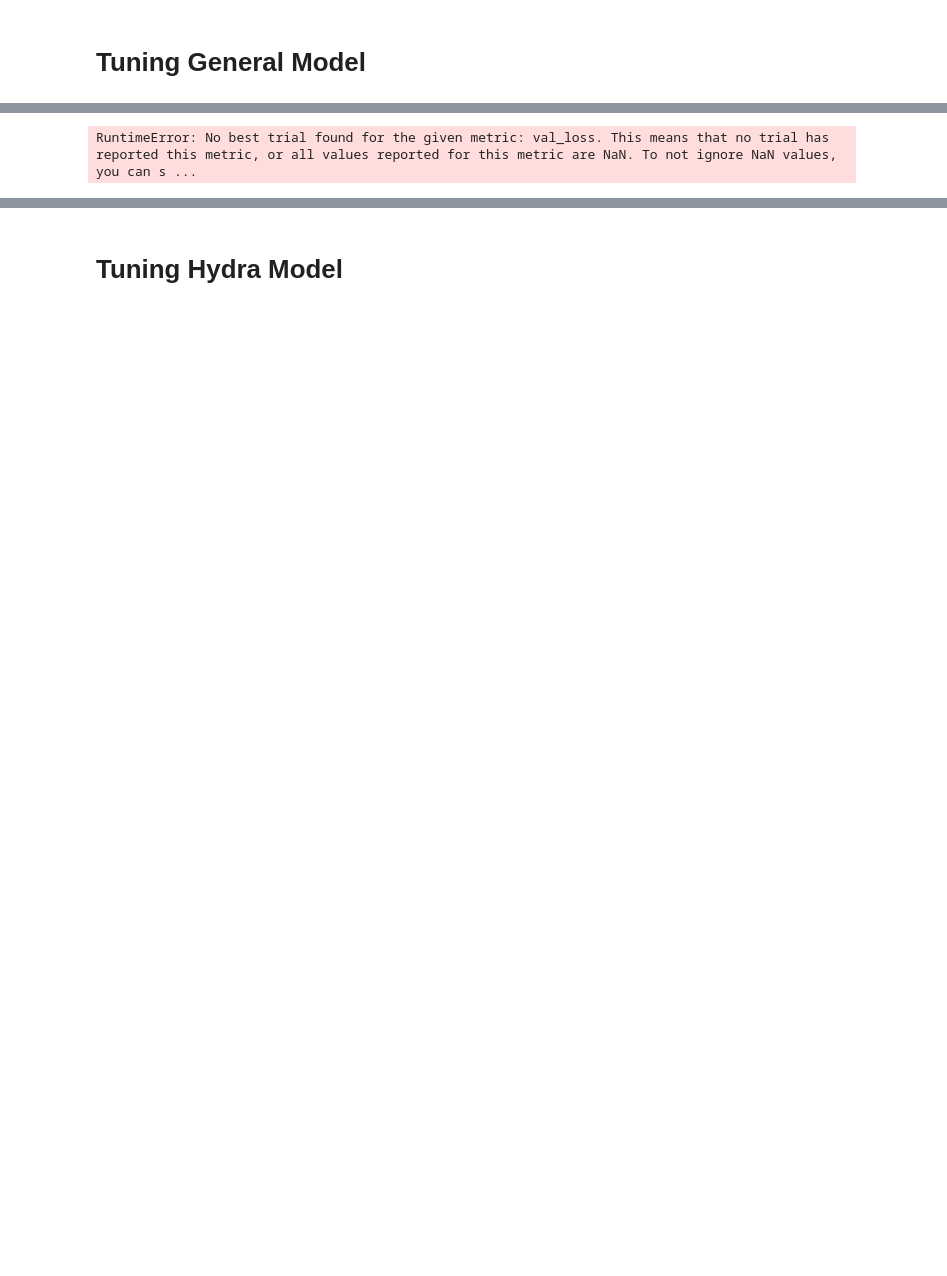
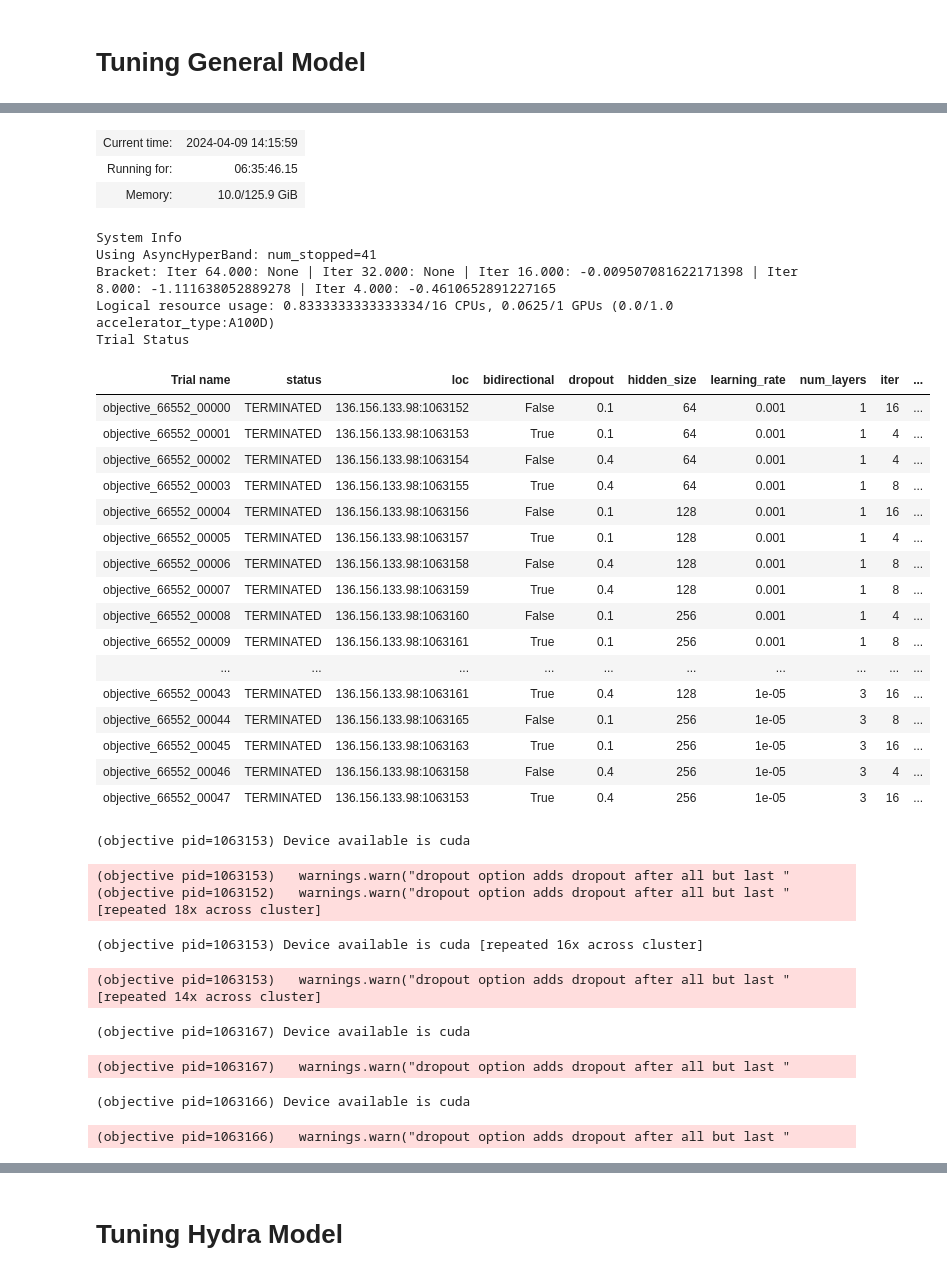
Before and after one commit to KarRups/Hydra_Code, a Jupyter notebook: Tuning/LSTM_Quick_Tuning_Run.ipynb, the cells around one changed output, grey strips where cells are left out. Saved outputs shown, nothing was run; the diff lists cells and outputs as text; code cells hidden in the pictures; blank space fills up the shorter version.

```diff
--- a/Tuning/LSTM_Quick_Tuning_Run.ipynb
+++ b/Tuning/LSTM_Quick_Tuning_Run.ipynb
@@ -356,20 +328,15 @@ asha_scheduler = ASHAScheduler(
     metric='val_loss',
     mode='min',
     max_t=100,
-    grace_period=10,
-    reduction_factor=3,
+    grace_period=3,
+    reduction_factor=2,
     brackets=1,
 )
 
 
-optuna_search = OptunaSearch(
-    define_optuna_search_space,
-    metric="val_loss",
-    mode="min")
-
 plateau_stopper = TrialPlateauStopper(
     metric="val_loss",
-    num_results = 4,
-    grace_period=10,
+    num_results = 3,
+    grace_period=4,
     mode="min",
 )
@@ -466,7 +461,7 @@ from ray.tune.schedulers import ASHAScheduler
 from ray.tune.stopper import TrialPlateauStopper
 
 # Fixed parameters
-total_epochs = 2
+total_epochs = 15
 n_epochs = 1 # Epochs between tests
 group_lengths = np.arange(180)
 batch_size = 1
@@ -478,7 +473,7 @@ hidden_sizes = [64, 128, 256]
 num_layers = [1,3]
 dropout = [0.1, 0.4]
 bidirectional =  [False, True]
-learning_rate = [1e-2, 1e-3, 1e-5]
+learning_rate = [1e-3, 1e-5]
 
 config_space = {
     "hidden_size": tune.grid_search(hidden_sizes),
@@ -522,15 +517,15 @@ def train_model_general(config):
         for copy in range(copies):
 
              # Need to fix the outputs of No_Body_Model_Run
-            train_losses[copy] = No_Body_Model_Run(All_Dates, basins, models[copy], era5, daily_flow, climatological_flows, climate_indices, seasonal_forecasts,
+            train_losses[copy], Climate_Loss = No_Body_Model_Run(All_Dates, basins, models[copy], era5, daily_flow, climatological_flows, climate_indices, seasonal_forecasts,
                 Static_variables, optimizers[copy], schedulers[copy], criterion, early_stopper= None, n_epochs=n_epochs,
                 batch_size=batch_size, group_lengths=group_lengths, Train_Mode=True, device=device, specialised=False)
-            epoch_val_losses[copy] = No_Body_Model_Run(Val_Dates, basins, models[copy], era5, daily_flow, climatological_flows, climate_indices, seasonal_forecasts,
+            epoch_val_losses[copy], Climate_Loss = No_Body_Model_Run(Val_Dates, basins, models[copy], era5, daily_flow, climatological_flows, climate_indices, seasonal_forecasts,
                 Static_variables, optimizers[copy], schedulers[copy], criterion, early_stopper= None, n_epochs=n_epochs,
                 batch_size=batch_size, group_lengths=group_lengths, Train_Mode=False, device=device, specialised=False)
 
         loss = np.mean(list(train_losses.values()))
-        val_loss = np.mean(list(epoch_val_losses.values())).mean()
+        val_loss = (np.mean(list(epoch_val_losses.values())) - Climate_Loss)[0]
 
         ray.train.report({'val_loss' : val_loss})
 
@@ -560,8 +557,8 @@ asha_scheduler = ASHAScheduler(
     metric='val_loss',
     mode='min',
     max_t=100,
-    grace_period=10,
-    reduction_factor=3,
+    grace_period=4,
+    reduction_factor=2,
     brackets=1,
 )
 
@@ -573,8 +570,8 @@ optuna_search = OptunaSearch(
 
 plateau_stopper = TrialPlateauStopper(
     metric="val_loss",
-    num_results = 4,
-    grace_period=10,
+    num_results = 3,
+    grace_period=4,
     mode="min",
 )
 # %% [output]
@@ -582,4 +579,5 @@ plateau_stopper = TrialPlateauStopper(
 # %%
+# {'hidden_size': 256, 'num_layers': 3, 'dropout': 0.1, 'bidirectional': True, 'learning_rate': 0.001}
 def objective(config):
     device = torch.device('cuda' if torch.cuda.
                       is_available() else 'cpu')
@@ -597,10 +595,19 @@ tune_config = tune.TuneConfig(scheduler=asha_scheduler)
 run_config=train.RunConfig(stop= plateau_stopper)
 
 # Without Optuna
-tuner = tune.Tuner(tune.with_resources(tune.with_parameters(objective), resources={"cpu": 1, "gpu": 1/16}), param_space=config_space, tune_config = tune_config, run_config = run_config)
+tuner = tune.Tuner(tune.with_resources(tune.with_parameters(objective), resources={"cpu": 5/6, "gpu": 1/16}), param_space=config_space, tune_config = tune_config, run_config = run_config)
 # With Optuna
 #tuner = tune.Tuner(tune.with_resources(tune.with_parameters(objective), resources={"cpu": 1, "gpu": 1/16}), param_space = optuna_config_space, tune_config = optuna_tune_config, run_config = run_config)
 
 results = tuner.fit()
-print(results.get_best_result(metric="val_loss", mode="min").config)
+# try get_best_checkpoint, or change val to be maximum of current val_loss and previous ones
+best_config = results.get_best_result(metric="val_loss", mode="min").config
+print(best_config)
+file_path = f"/data/Hydra_Work/Tuning/Config_Text/General_Model_best_config.txt"
+
+# Open the file in write mode and save the configuration
+with open(file_path, "w") as f:
+    f.write(str(best_config))
+
+print("Best configuration saved to:", file_path)
 # %% [output]
@@ -625 +615,34 @@ NameError: name 'body_hindcast_input_size' is not defined
+| Current time: | 2024-04-09 14:15:59 |
+| Running for: | 06:35:46.15 |
+| Memory: | 10.0/125.9 GiB |
-RuntimeError: No best trial found for the given metric: val_loss. This means that no trial has reported this metric, or all values reported for this metric are NaN. To not ignore NaN values, you can s ...
+System Info
+Using AsyncHyperBand: num_stopped=41
+Bracket: Iter 64.000: None | Iter 32.000: None | Iter 16.000: -0.009507081622171398 | Iter 8.000: -1.111638052889278 | Iter 4.000: -0.4610652891227165
+Logical resource usage: 0.8333333333333334/16 CPUs, 0.0625/1 GPUs (0.0/1.0 accelerator_type:A100D)
+Trial Status
+| Trial name | status | loc | bidirectional | dropout | hidden_size | learning_rate | num_layers | iter | ... |
+| objective_66552_00000 | TERMINATED | 136.156.133.98:1063152 | False | 0.1 | 64 | 0.001 | 1 | 16 | ... |
+| objective_66552_00001 | TERMINATED | 136.156.133.98:1063153 | True | 0.1 | 64 | 0.001 | 1 | 4 | ... |
+| objective_66552_00002 | TERMINATED | 136.156.133.98:1063154 | False | 0.4 | 64 | 0.001 | 1 | 4 | ... |
+| objective_66552_00003 | TERMINATED | 136.156.133.98:1063155 | True | 0.4 | 64 | 0.001 | 1 | 8 | ... |
+| objective_66552_00004 | TERMINATED | 136.156.133.98:1063156 | False | 0.1 | 128 | 0.001 | 1 | 16 | ... |
+| objective_66552_00005 | TERMINATED | 136.156.133.98:1063157 | True | 0.1 | 128 | 0.001 | 1 | 4 | ... |
+| objective_66552_00006 | TERMINATED | 136.156.133.98:1063158 | False | 0.4 | 128 | 0.001 | 1 | 8 | ... |
+| objective_66552_00007 | TERMINATED | 136.156.133.98:1063159 | True | 0.4 | 128 | 0.001 | 1 | 8 | ... |
+| objective_66552_00008 | TERMINATED | 136.156.133.98:1063160 | False | 0.1 | 256 | 0.001 | 1 | 4 | ... |
+| objective_66552_00009 | TERMINATED | 136.156.133.98:1063161 | True | 0.1 | 256 | 0.001 | 1 | 8 | ... |
+| ... | ... | ... | ... | ... | ... | ... | ... | ... | ... |
+| objective_66552_00043 | TERMINATED | 136.156.133.98:1063161 | True | 0.4 | 128 | 1e-05 | 3 | 16 | ... |
+| objective_66552_00044 | TERMINATED | 136.156.133.98:1063165 | False | 0.1 | 256 | 1e-05 | 3 | 8 | ... |
+| objective_66552_00045 | TERMINATED | 136.156.133.98:1063163 | True | 0.1 | 256 | 1e-05 | 3 | 16 | ... |
+| objective_66552_00046 | TERMINATED | 136.156.133.98:1063158 | False | 0.4 | 256 | 1e-05 | 3 | 4 | ... |
+| objective_66552_00047 | TERMINATED | 136.156.133.98:1063153 | True | 0.4 | 256 | 1e-05 | 3 | 16 | ... |
+(objective pid=1063153) Device available is cuda
+(objective pid=1063153)   warnings.warn("dropout option adds dropout after all but last "
+(objective pid=1063152)   warnings.warn("dropout option adds dropout after all but last " [repeated 18x across cluster]
+(objective pid=1063153) Device available is cuda [repeated 16x across cluster]
+(objective pid=1063153)   warnings.warn("dropout option adds dropout after all but last " [repeated 14x across cluster]
+(objective pid=1063167) Device available is cuda
+(objective pid=1063167)   warnings.warn("dropout option adds dropout after all but last "
+(objective pid=1063166) Device available is cuda
+(objective pid=1063166)   warnings.warn("dropout option adds dropout after all but last "
```
Also changed, not shown: parts of 20 cells of this notebook, 10 other files.
